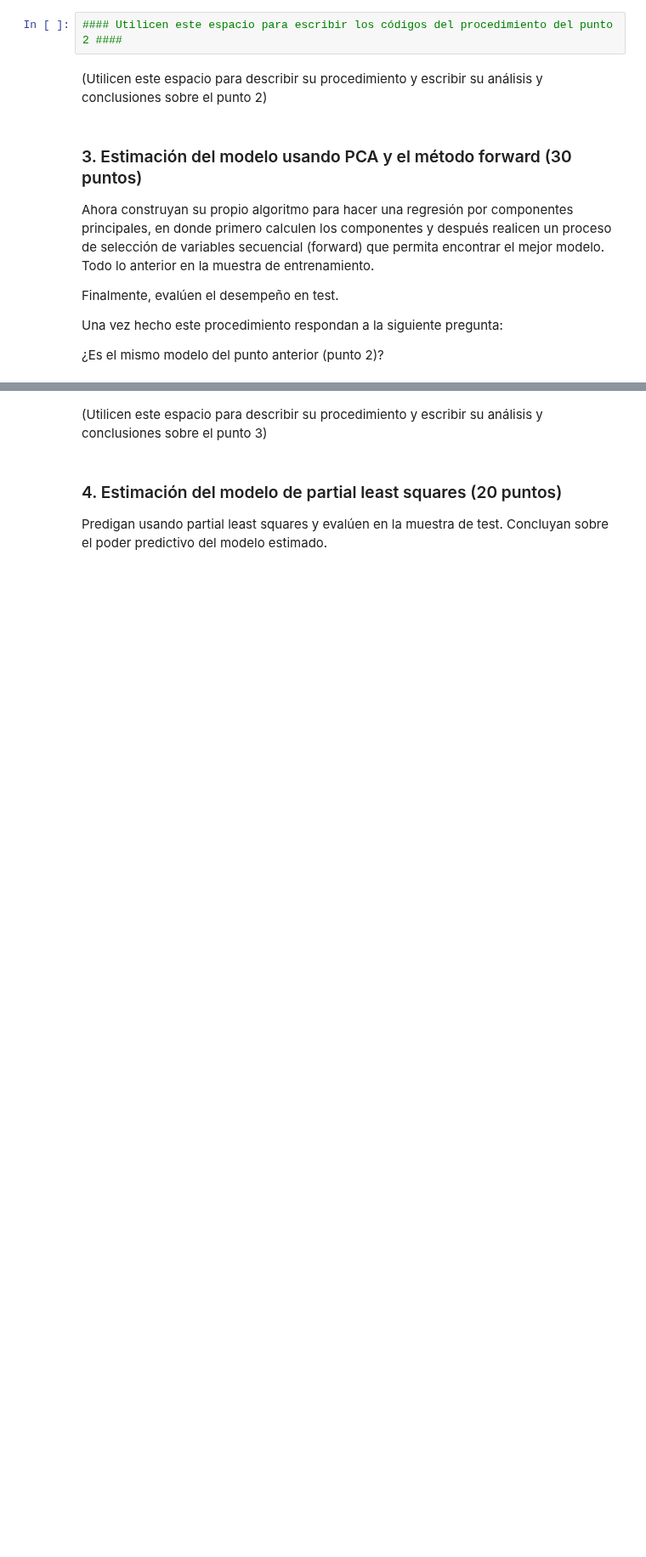
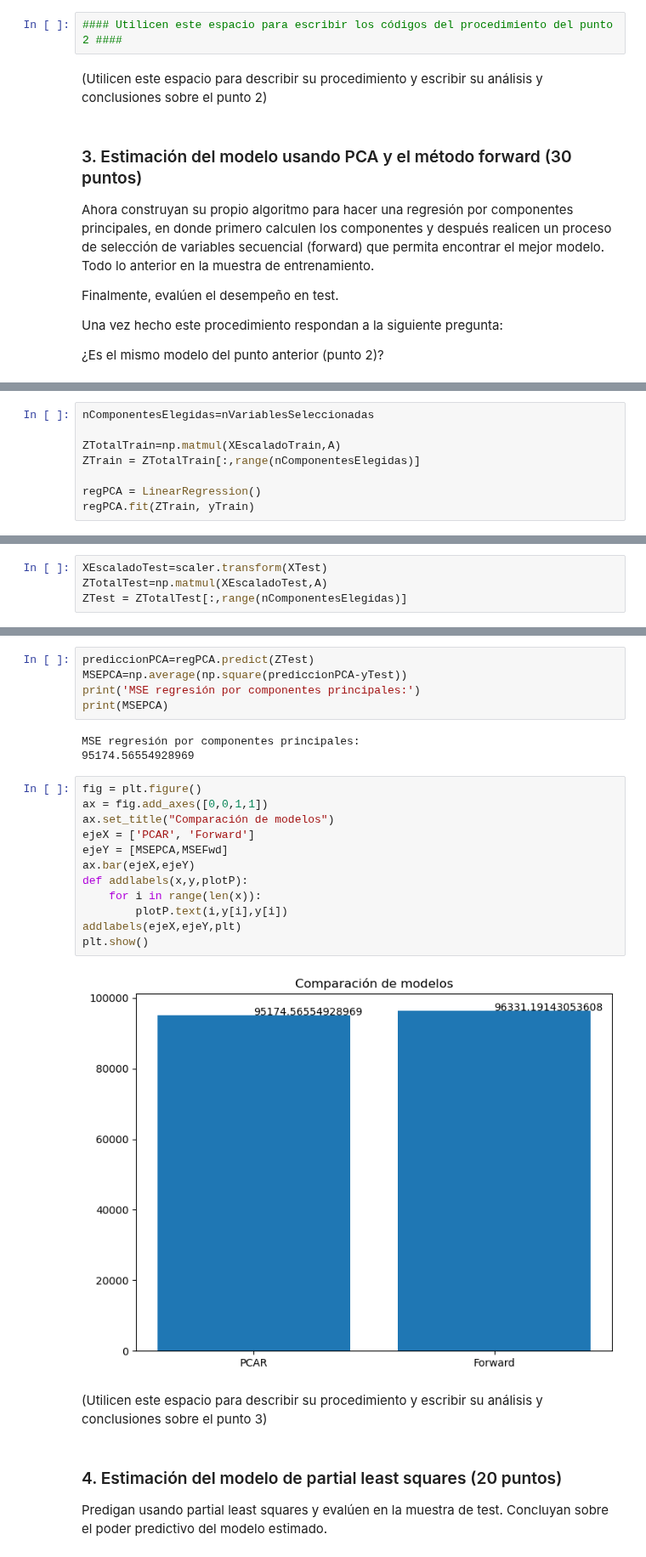
Before and after one commit to carrasquintero/Entrega_ETL, a Jupyter notebook: Caso modelos lineales para regresión, muestreo y selección del mejor modelo.ipynb, the cells around one changed output, grey strips where cells are left out. Shown at 85% size. Drawn from its saved outputs; the diff is of its cells as text; blank space fills up the shorter version.

```diff
--- a/Caso modelos lineales para regresión, muestreo y selección del mejor modelo.ipynb
+++ b/Caso modelos lineales para regresión, muestreo y selección del mejor modelo.ipynb
@@ -135,0 +273,8 @@ Una vez hecho este procedimiento respondan a la siguiente pregunta:
+# %%
+nComponentesElegidas=nVariablesSeleccionadas
+
+ZTotalTrain=np.matmul(XEscaladoTrain,A)
+ZTrain = ZTotalTrain[:,range(nComponentesElegidas)]
+
+regPCA = LinearRegression()
+regPCA.fit(ZTrain, yTrain)
@@ -135,0 +286,4 @@ Una vez hecho este procedimiento respondan a la siguiente pregunta:
+# %%
+XEscaladoTest=scaler.transform(XTest)
+ZTotalTest=np.matmul(XEscaladoTest,A)
+ZTest = ZTotalTest[:,range(nComponentesElegidas)]
@@ -136,3 +294,25 @@ Una vez hecho este procedimiento respondan a la siguiente pregunta:
+# %%
+prediccionPCA=regPCA.predict(ZTest)
+MSEPCA=np.average(np.square(prediccionPCA-yTest))
+print('MSE regresión por componentes principales:')
+print(MSEPCA)
+# %% [output]
+MSE regresión por componentes principales:
+95174.56554928969
+# %%
+fig = plt.figure()
+ax = fig.add_axes([0,0,1,1])
+ax.set_title("Comparación de modelos")
+ejeX = ['PCAR', 'Forward']
+ejeY = [MSEPCA,MSEFwd]
+ax.bar(ejeX,ejeY)
+def addlabels(x,y,plotP):
+    for i in range(len(x)):
+        plotP.text(i,y[i],y[i])
+addlabels(ejeX,ejeY,plt)
+plt.show()
+# %% [output]
+[figure, added]
 # %% [markdown]
 (Utilicen este espacio para describir su procedimiento y escribir su análisis y conclusiones sobre el punto 3)
 # %% [markdown]
```
Also changed, not shown: parts of 22 cells of this notebook.
